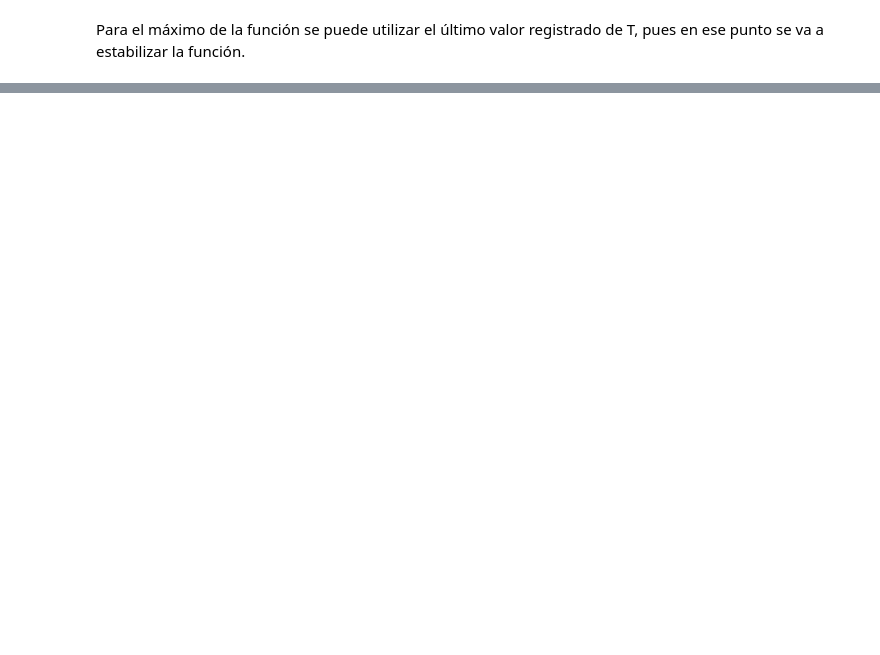
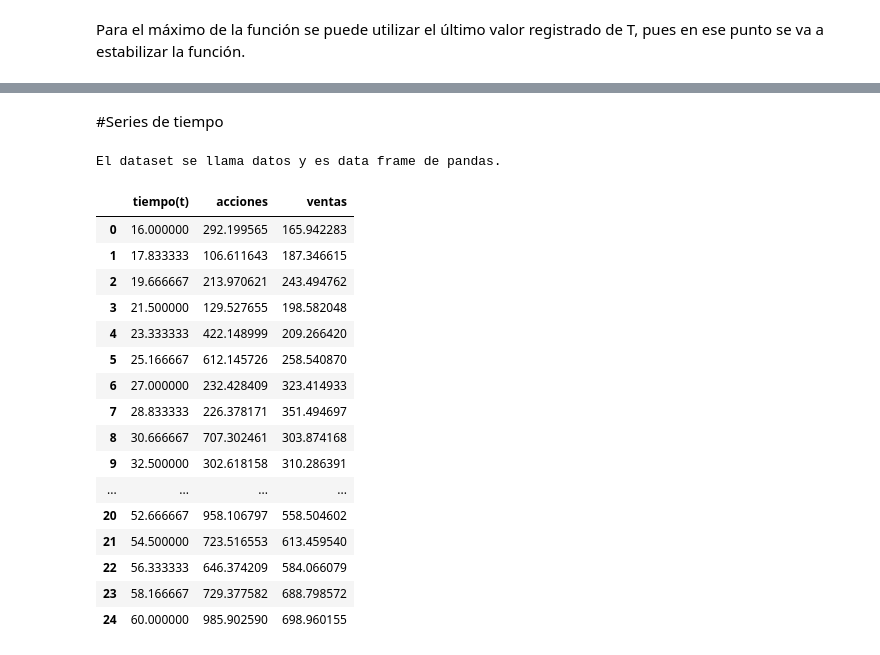
Before and after one commit to ACMUD/PyGroupIA, a Jupyter notebook: Clase 3_ Librerias, modulos y ciencia de datos.ipynb, the cells around one changed output, grey strips where cells are left out. Drawn from its saved outputs; the diff is of its cells as text; code cells hidden in the pictures; blank space fills up the shorter version.

```diff
--- a/Clase 3_ Librerias, modulos y ciencia de datos.ipynb
+++ b/Clase 3_ Librerias, modulos y ciencia de datos.ipynb
@@ -746,0 +776,34 @@ plt.plot(t,f(t))
+# %% [markdown]
+#Series de tiempo
+# %%
+#@title Datos
+print("El dataset se llama datos y es data frame de pandas.")
+t=np.linspace(16,60,25)
+v1=15*t+(np.random.rand(len(t))-.5)*500
+v2=11*t+(np.random.rand(len(t))-.5)*100
+datos=pd.DataFrame()
+
+datos["tiempo(t)"]=t
+datos["acciones"]=v1
+datos["ventas"]=v2
+
+datos
+# %% [output]
+El dataset se llama datos y es data frame de pandas.
+|  | tiempo(t) | acciones | ventas |
+| 0 | 16.000000 | 292.199565 | 165.942283 |
+| 1 | 17.833333 | 106.611643 | 187.346615 |
+| 2 | 19.666667 | 213.970621 | 243.494762 |
+| 3 | 21.500000 | 129.527655 | 198.582048 |
+| 4 | 23.333333 | 422.148999 | 209.266420 |
+| 5 | 25.166667 | 612.145726 | 258.540870 |
+| 6 | 27.000000 | 232.428409 | 323.414933 |
+| 7 | 28.833333 | 226.378171 | 351.494697 |
+| 8 | 30.666667 | 707.302461 | 303.874168 |
+| 9 | 32.500000 | 302.618158 | 310.286391 |
+| ... | ... | ... | ... |
+| 20 | 52.666667 | 958.106797 | 558.504602 |
+| 21 | 54.500000 | 723.516553 | 613.459540 |
+| 22 | 56.333333 | 646.374209 | 584.066079 |
+| 23 | 58.166667 | 729.377582 | 688.798572 |
+| 24 | 60.000000 | 985.902590 | 698.960155 |
```
Also changed, not shown: parts of 10 cells of this notebook.
